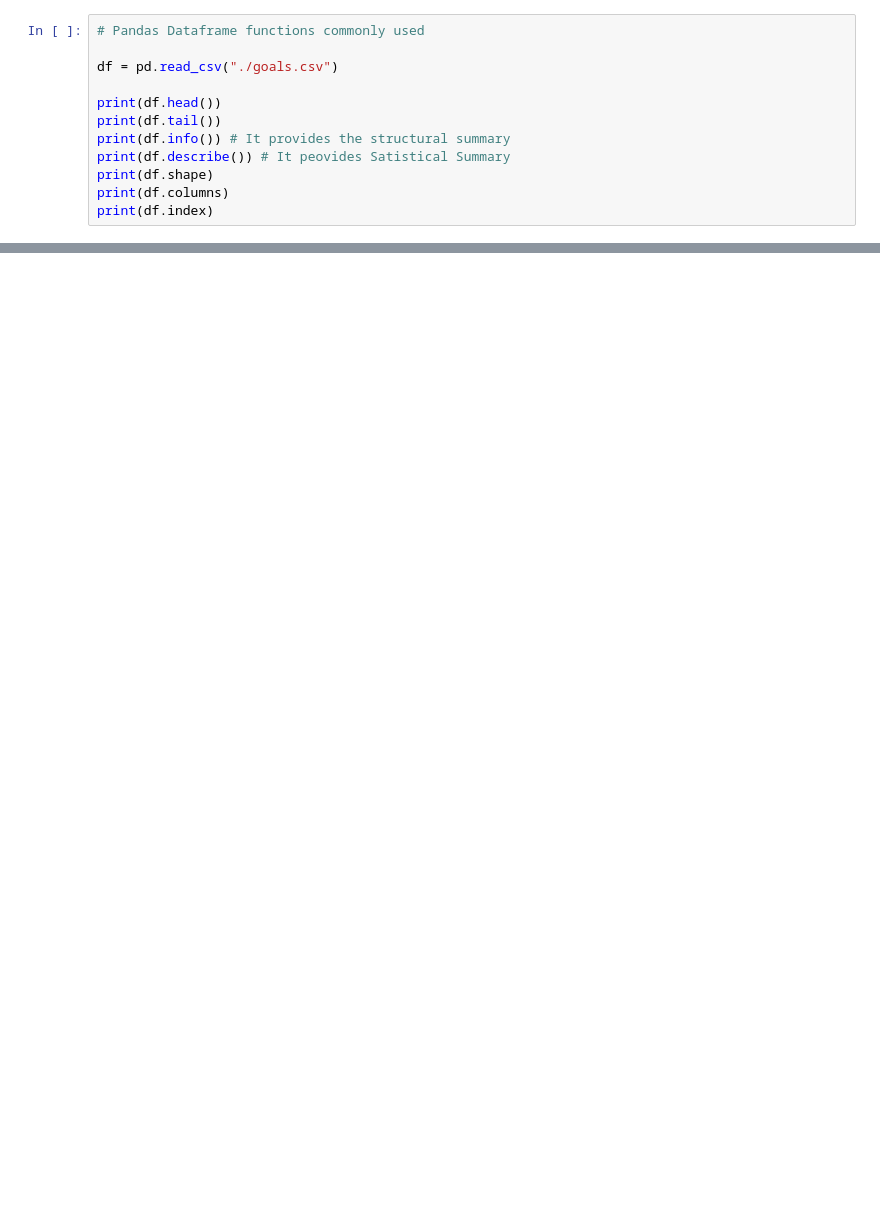
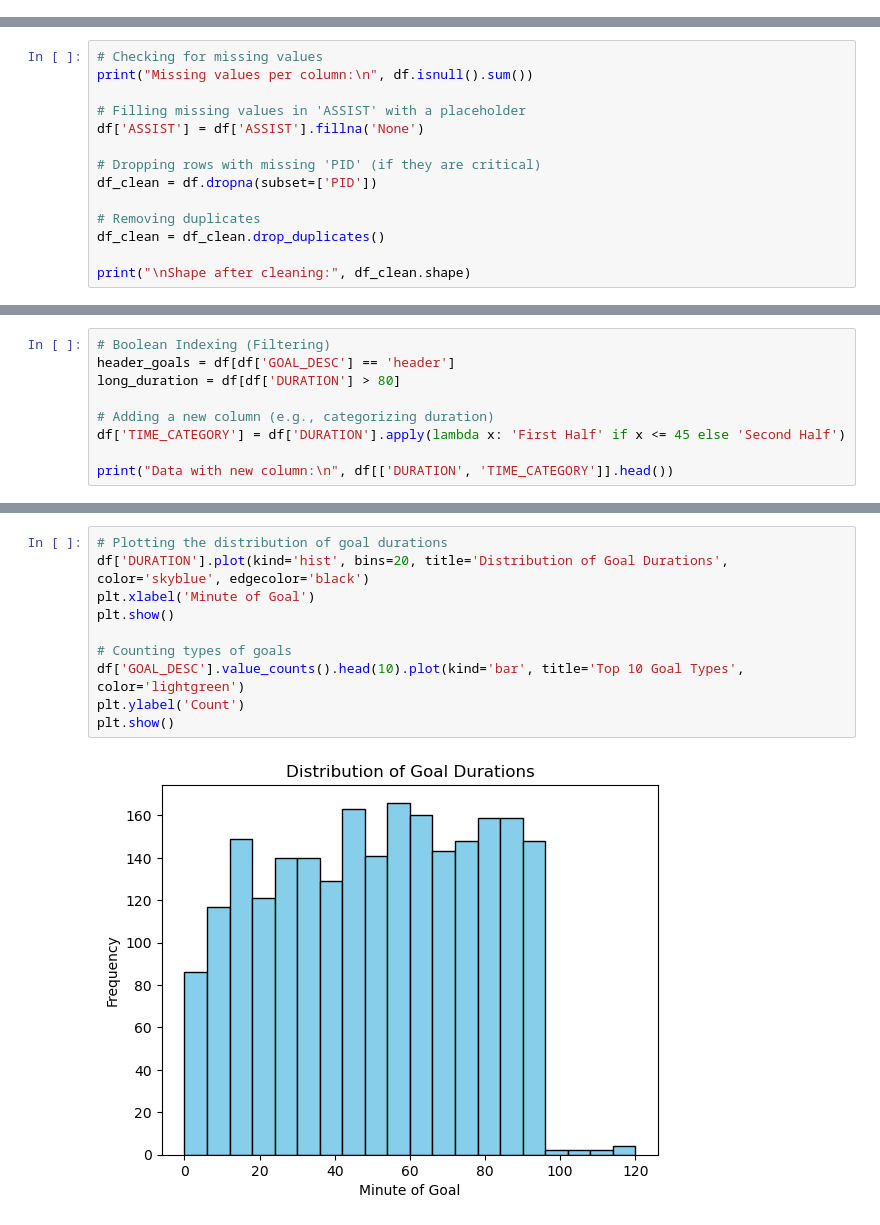
Before and after one commit to mudassir7323/Pandas, a Jupyter notebook: Pandas.ipynb, the cells around one changed output, grey strips where cells are left out. Cells and saved outputs as stored; diff of their text form; blank space fills up the shorter version.

Commit message:
Pandas Completed

```diff
--- a/Pandas.ipynb
+++ b/Pandas.ipynb
@@ -144,12 +97,0 @@ print(df)
-# %%
-# Pandas Dataframe functions commonly used
-
-df = pd.read_csv("./goals.csv")
-
-print(df.head())
-print(df.tail())
-print(df.info()) # It provides the structural summary
-print(df.describe()) # It peovides Satistical Summary
-print(df.shape)
-print(df.columns)
-print(df.index)
@@ -194,0 +101,14 @@ Name: GOAL_ID, dtype: object
+# %%
+# Checking for missing values
+print("Missing values per column:\n", df.isnull().sum())
+
+# Filling missing values in 'ASSIST' with a placeholder
+df['ASSIST'] = df['ASSIST'].fillna('None')
+
+# Dropping rows with missing 'PID' (if they are critical)
+df_clean = df.dropna(subset=['PID'])
+
+# Removing duplicates
+df_clean = df_clean.drop_duplicates()
+
+print("\nShape after cleaning:", df_clean.shape)
@@ -194,0 +129,9 @@ Name: GOAL_ID, dtype: object
+# %%
+# Boolean Indexing (Filtering)
+header_goals = df[df['GOAL_DESC'] == 'header']
+long_duration = df[df['DURATION'] > 80]
+
+# Adding a new column (e.g., categorizing duration)
+df['TIME_CATEGORY'] = df['DURATION'].apply(lambda x: 'First Half' if x <= 45 else 'Second Half')
+
+print("Data with new column:\n", df[['DURATION', 'TIME_CATEGORY']].head())
@@ -194,0 +178,12 @@ Name: GOAL_ID, dtype: object
+# %%
+# Plotting the distribution of goal durations
+df['DURATION'].plot(kind='hist', bins=20, title='Distribution of Goal Durations', color='skyblue', edgecolor='black')
+plt.xlabel('Minute of Goal')
+plt.show()
+
+# Counting types of goals
+df['GOAL_DESC'].value_counts().head(10).plot(kind='bar', title='Top 10 Goal Types', color='lightgreen')
+plt.ylabel('Count')
+plt.show()
+# %% [output]
+[figure, added]
```
Also changed, not shown: parts of 20 cells of this notebook, 1 other file.
